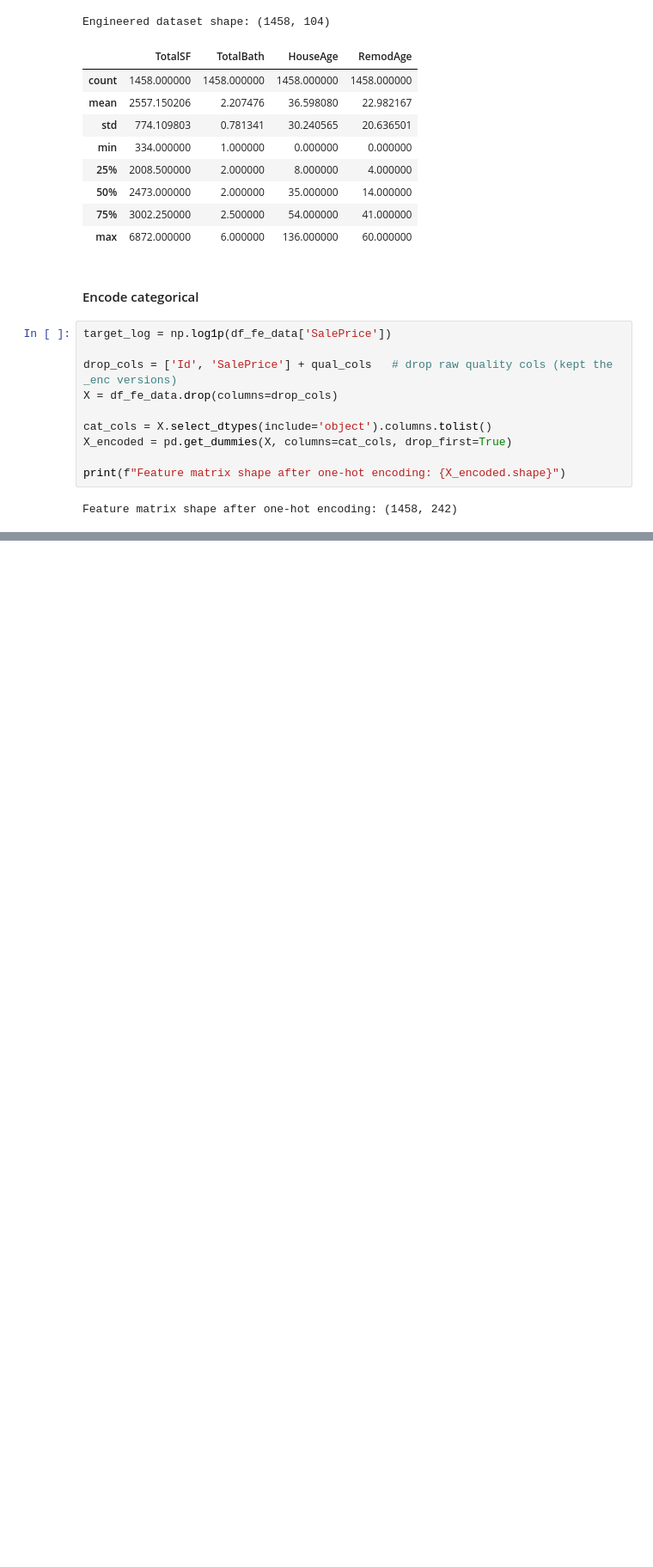
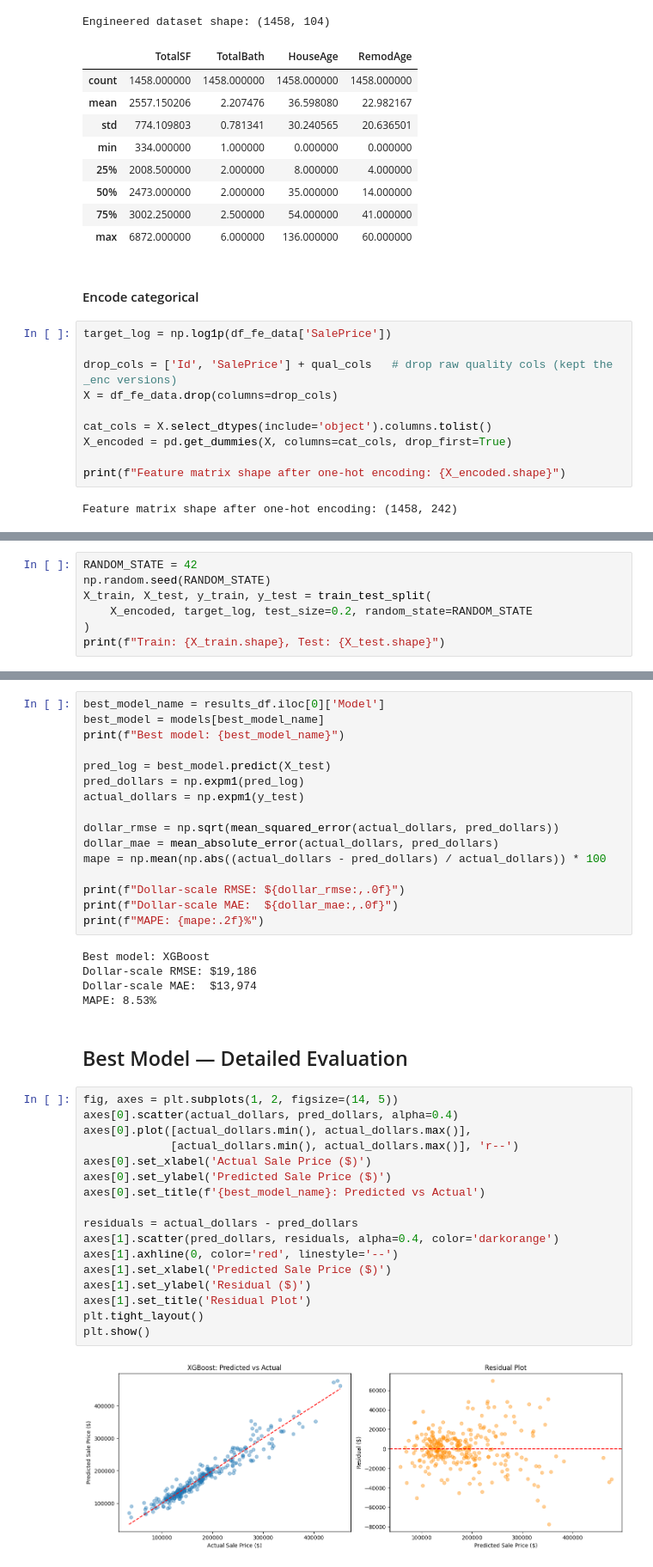
Before and after one commit to Tharak5959/House-Price-Prediction, a Jupyter notebook: notebook/EDA&ModelBuilding&Evaluating.ipynb, the cells around one changed output, grey strips where cells are left out. Shown at 86% size. Cells and saved outputs as stored; diff of their text form; blank space fills up the shorter version.

Commit message:
# upto feature importance and model building has been completed

```diff
--- a/notebook/EDA&ModelBuilding&Evaluating.ipynb
+++ b/notebook/EDA&ModelBuilding&Evaluating.ipynb
@@ -328,0 +344,7 @@ Feature matrix shape after one-hot encoding: (1458, 242)
+# %%
+RANDOM_STATE = 42
+np.random.seed(RANDOM_STATE)
+X_train, X_test, y_train, y_test = train_test_split(
+    X_encoded, target_log, test_size=0.2, random_state=RANDOM_STATE
+)
+print(f"Train: {X_train.shape}, Test: {X_test.shape}")
@@ -328,0 +407,42 @@ Feature matrix shape after one-hot encoding: (1458, 242)
+# %%
+best_model_name = results_df.iloc[0]['Model']
+best_model = models[best_model_name]
+print(f"Best model: {best_model_name}")
+
+pred_log = best_model.predict(X_test)
+pred_dollars = np.expm1(pred_log)
+actual_dollars = np.expm1(y_test)
+
+dollar_rmse = np.sqrt(mean_squared_error(actual_dollars, pred_dollars))
+dollar_mae = mean_absolute_error(actual_dollars, pred_dollars)
+mape = np.mean(np.abs((actual_dollars - pred_dollars) / actual_dollars)) * 100
+
+print(f"Dollar-scale RMSE: ${dollar_rmse:,.0f}")
+print(f"Dollar-scale MAE:  ${dollar_mae:,.0f}")
+print(f"MAPE: {mape:.2f}%")
+# %% [output]
+Best model: XGBoost
+Dollar-scale RMSE: $19,186
+Dollar-scale MAE:  $13,974
+MAPE: 8.53%
+# %% [markdown]
+## Best Model — Detailed Evaluation
+# %%
+fig, axes = plt.subplots(1, 2, figsize=(14, 5))
+axes[0].scatter(actual_dollars, pred_dollars, alpha=0.4)
+axes[0].plot([actual_dollars.min(), actual_dollars.max()],
+             [actual_dollars.min(), actual_dollars.max()], 'r--')
+axes[0].set_xlabel('Actual Sale Price ($)')
+axes[0].set_ylabel('Predicted Sale Price ($)')
+axes[0].set_title(f'{best_model_name}: Predicted vs Actual')
+
+residuals = actual_dollars - pred_dollars
+axes[1].scatter(pred_dollars, residuals, alpha=0.4, color='darkorange')
+axes[1].axhline(0, color='red', linestyle='--')
+axes[1].set_xlabel('Predicted Sale Price ($)')
+axes[1].set_ylabel('Residual ($)')
+axes[1].set_title('Residual Plot')
+plt.tight_layout()
+plt.show()
+# %% [output]
+[figure, added]
```
Also changed, not shown: parts of 12 cells of this notebook.
